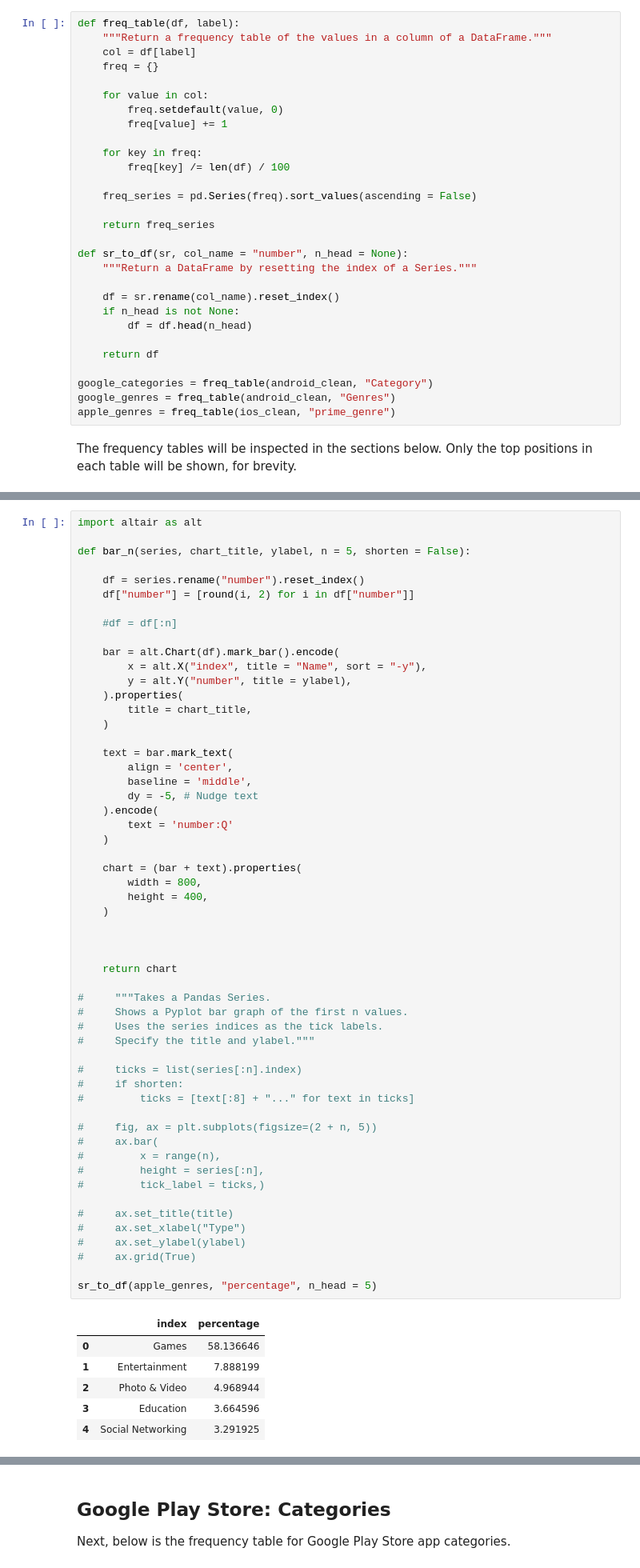
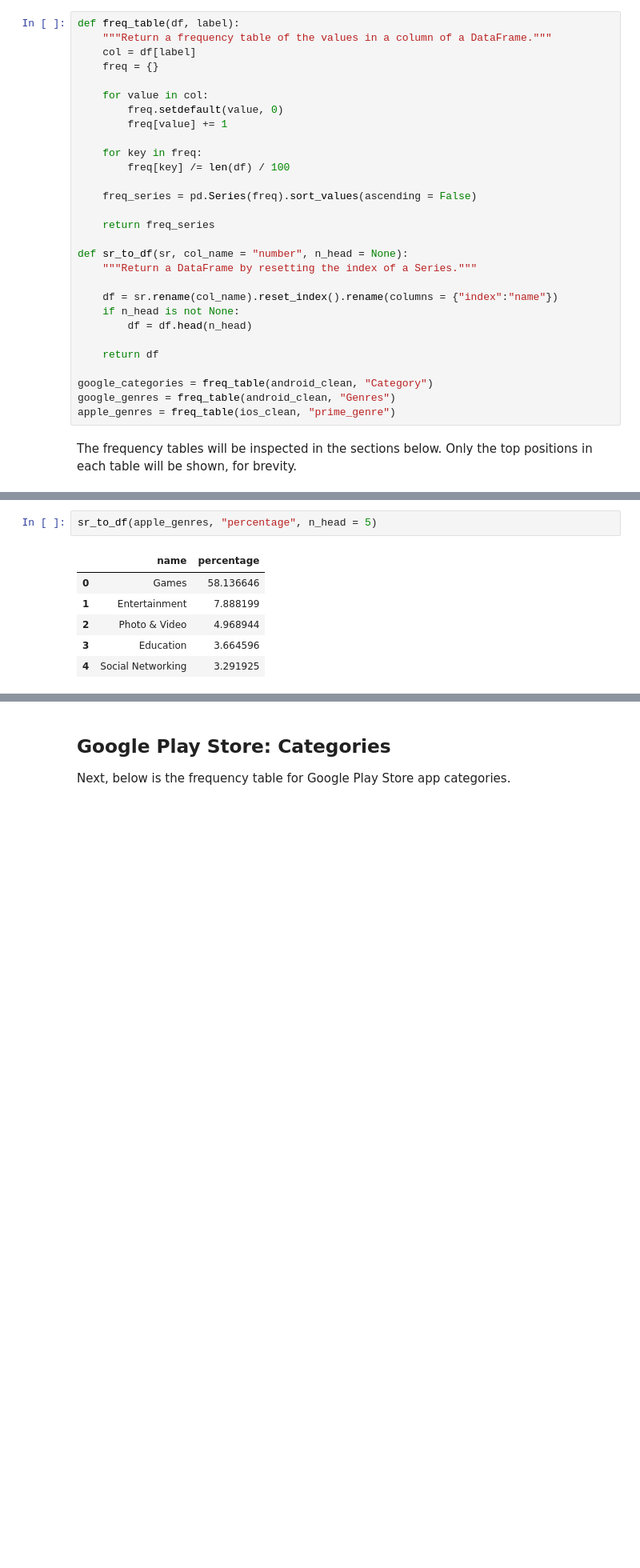
Before and after one commit to MiguelAHG/mahg-data-science, a Jupyter notebook: _notebooks/2021-05-08-ProfitableAppProfiles.ipynb, the cells around one changed output, grey strips where cells are left out. Shown at 80% size. Drawn from its saved outputs; the diff is of its cells as text; blank space fills up the shorter version.

```diff
--- a/_notebooks/2021-05-08-ProfitableAppProfiles.ipynb
+++ b/_notebooks/2021-05-08-ProfitableAppProfiles.ipynb
@@ -392,7 +385,7 @@ def freq_table(df, label):
 def sr_to_df(sr, col_name = "number", n_head = None):
     """Return a DataFrame by resetting the index of a Series."""
 
-    df = sr.rename(col_name).reset_index()
+    df = sr.rename(col_name).reset_index().rename(columns = {"index":"name"})
     if n_head is not None:
         df = df.head(n_head)
 
@@ -410,60 +403,7 @@ First, the frequency table of Apple App Store prime genres shall be analyzed. Be
 # %%
-import altair as alt
-
-def bar_n(series, chart_title, ylabel, n = 5, shorten = False):
-
-    df = series.rename("number").reset_index()
-    df["number"] = [round(i, 2) for i in df["number"]]
-
-    #df = df[:n]
-
-    bar = alt.Chart(df).mark_bar().encode(
-        x = alt.X("index", title = "Name", sort = "-y"),
-        y = alt.Y("number", title = ylabel),
-    ).properties(
-        title = chart_title,
-    )
-
-    text = bar.mark_text(
-        align = 'center',
-        baseline = 'middle',
-        dy = -5, # Nudge text
-    ).encode(
-        text = 'number:Q'
-    )
-
-    chart = (bar + text).properties(
-        width = 800,
-        height = 400,
-    )
-
-
-
-    return chart
-
-#     """Takes a Pandas Series.
-#     Shows a Pyplot bar graph of the first n values.
-#     Uses the series indices as the tick labels.
-#     Specify the title and ylabel."""
-
-#     ticks = list(series[:n].index)
-#     if shorten:
-#         ticks = [text[:8] + "..." for text in ticks]
-
-#     fig, ax = plt.subplots(figsize=(2 + n, 5))
-#     ax.bar(
-#         x = range(n),
-#         height = series[:n],
-#         tick_label = ticks,)
-
-#     ax.set_title(title)
-#     ax.set_xlabel("Type")
-#     ax.set_ylabel(ylabel)
-#     ax.grid(True)
-
 sr_to_df(apple_genres, "percentage", n_head = 5)
 # %% [output]
-|  | index | percentage |
+|  | name | percentage |
 | 0 | Games | 58.136646 |
 | 1 | Entertainment | 7.888199 |
 | 2 | Photo & Video | 4.968944 |
```
Also changed, not shown: parts of 32 cells of this notebook.
